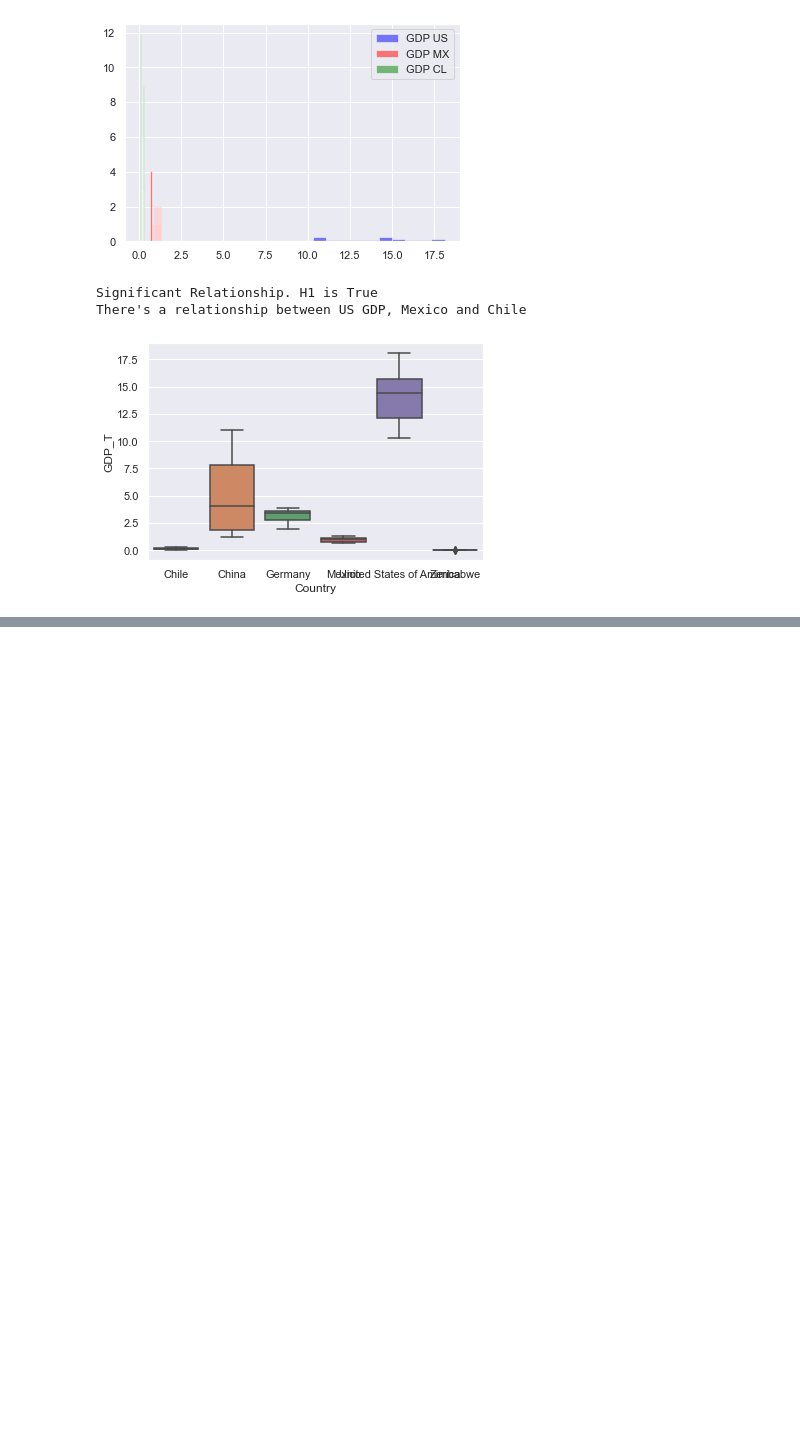
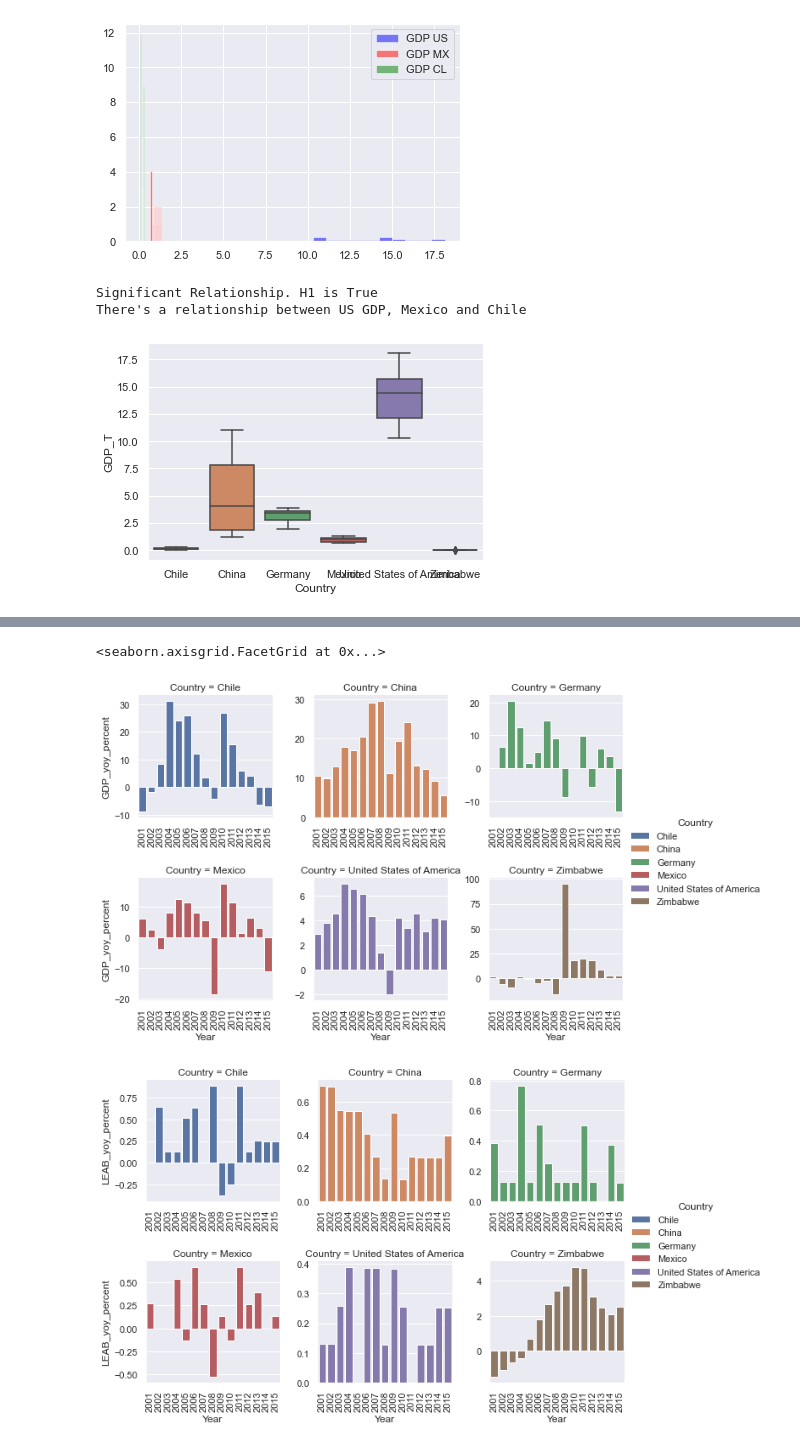
Before and after one commit to tiramisubunny/life_expectancy_gdp_group_project, a Jupyter notebook: life_expectancy_gdp.ipynb, the cells around one changed output, grey strips where cells are left out. Cells and saved outputs as stored; diff of their text form; code cells hidden in the pictures; blank space fills up the shorter version.

Commit message:
GDP and LEAB yoy change plots

```diff
--- a/life_expectancy_gdp.ipynb
+++ b/life_expectancy_gdp.ipynb
@@ -284,0 +287,22 @@ plt.show()
+# %%
+# Function to calculate yoy percentage change
+def yoy_percentage(lst):
+    yoy = [0,]
+    for i in range(1,len(lst)):
+        yoy.append(((lst[i]-lst[i-1])/lst[i-1])*100)
+    return yoy
+
+# Function to calculate yoy value change
+def yoy_value(lst):
+    yoy = [0,]
+    for i in range(1,len(lst)):
+        yoy.append(lst[i]-lst[i-1])
+    return yoy
+# %%
+gdp_all = gdp_data.GDP.values
+gdp_data['GDP_yoy_percent'] = yoy_percentage(gdp_all)
+gdp_data['GDP_yoy_value'] = yoy_value(gdp_all)
+leab_all = gdp_data.life_exp.values
+gdp_data['LEAB_yoy_percent'] = yoy_percentage(leab_all)
+gdp_data['LEAB_yoy_value'] = yoy_percentage(leab_all)
+print(gdp_data.head())
@@ -284,0 +330,16 @@ plt.show()
+# %%
+# GDP yoy change barplot grid
+barplot_gdp_percentage = sns.FacetGrid(gdp_data[gdp_data['Year'] != 2000], col_wrap=3, col='Country', hue='Country', sharex=False, sharey=False)
+barplot_gdp_percentage = (barplot_gdp_percentage.map(sns.barplot, 'Year', 'GDP_yoy_percent'))
+plt.subplots_adjust(hspace=0.5)
+barplot_gdp_percentage.add_legend().set_xticklabels(rotation = 90)
+
+# LEAB yoy change barplot grid
+barplot_gdp_percentage = sns.FacetGrid(gdp_data[gdp_data['Year'] != 2000], col_wrap=3, col='Country', hue='Country', sharex=False, sharey=False)
+barplot_gdp_percentage = (barplot_gdp_percentage.map(sns.barplot, 'Year', 'LEAB_yoy_percent'))
+plt.subplots_adjust(hspace=0.5)
+barplot_gdp_percentage.add_legend().set_xticklabels(rotation = 90)
+# %% [output]
+<seaborn.axisgrid.FacetGrid at 0x...>
+[figure, added]
+[figure, added]
```
Also changed, not shown: parts of 5 cells of this notebook.
